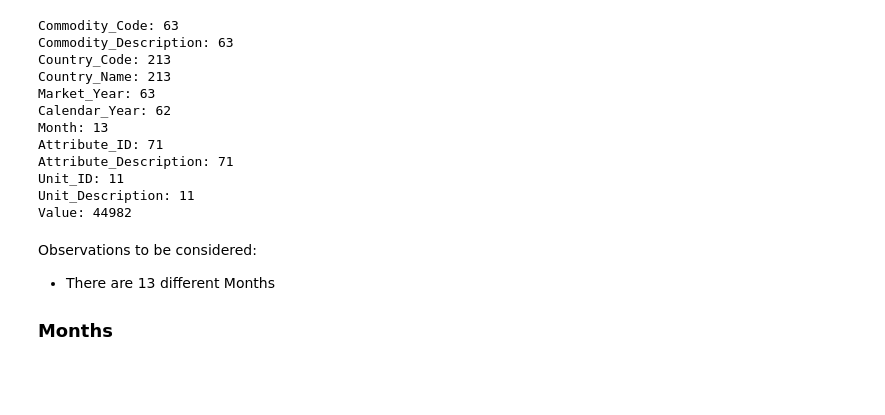
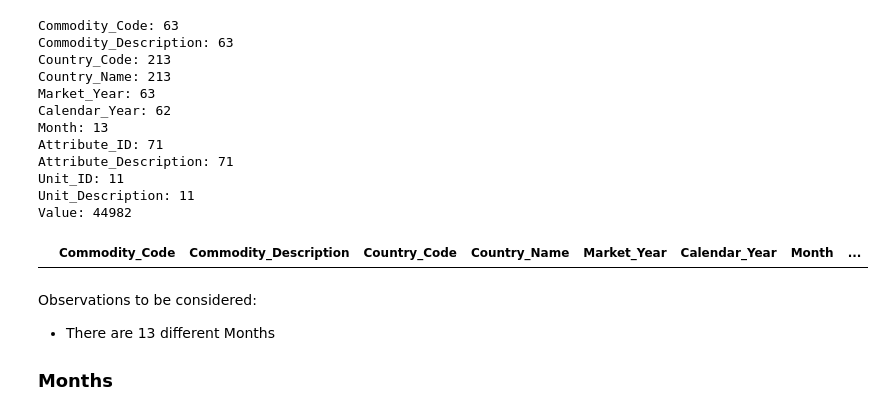
Before and after one commit to gabrielatrindade/commodities_analysis, a Jupyter notebook: commodities_EDA.ipynb, the cells around one changed output. Drawn from its saved outputs; the diff is of its cells as text; code cells hidden in the pictures; blank space fills up the shorter version.

Commit message:
EDA: Checking Duplicates rows

```diff
--- a/commodities_EDA.ipynb
+++ b/commodities_EDA.ipynb
@@ -113,6 +113,10 @@ Attribute_Description: 71
 Unit_ID: 11
 Unit_Description: 11
 Value: 44982
+# %%
+all_commodities[all_commodities.duplicated()]
+# %% [output]
+|  | Commodity_Code | Commodity_Description | Country_Code | Country_Name | Market_Year | Calendar_Year | Month | ... |
 # %% [markdown]
 Observations to be considered:
 
```
